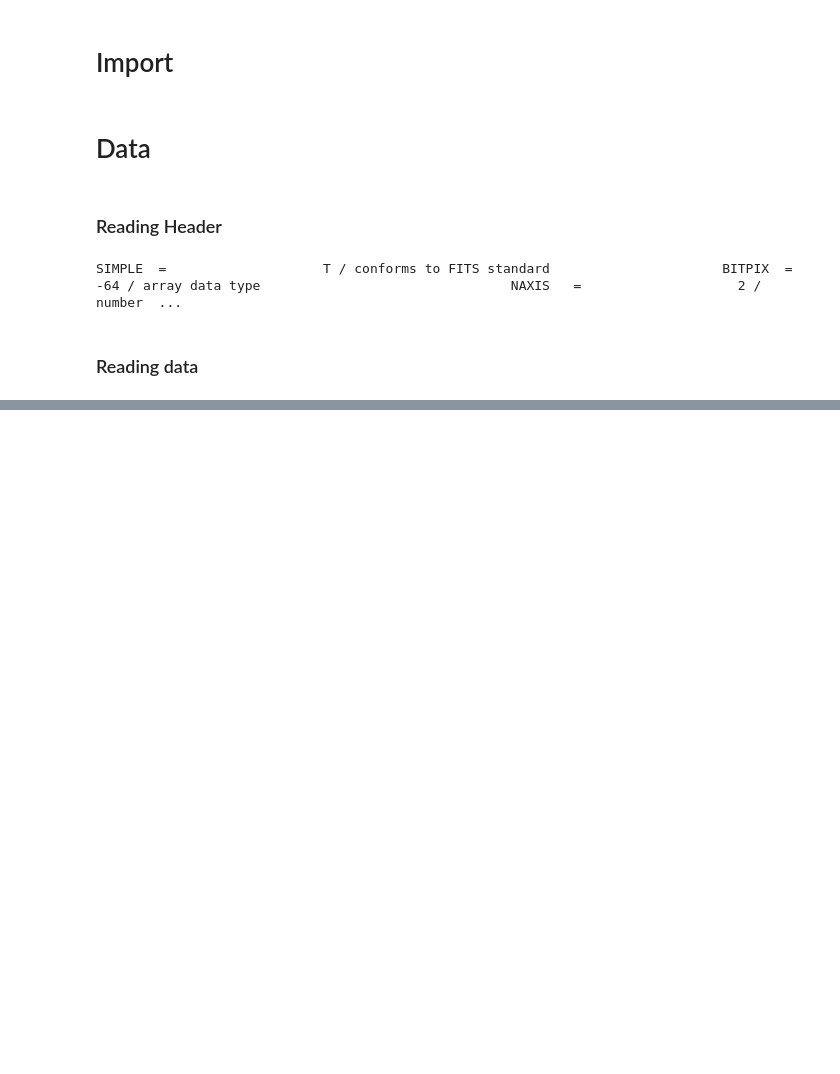
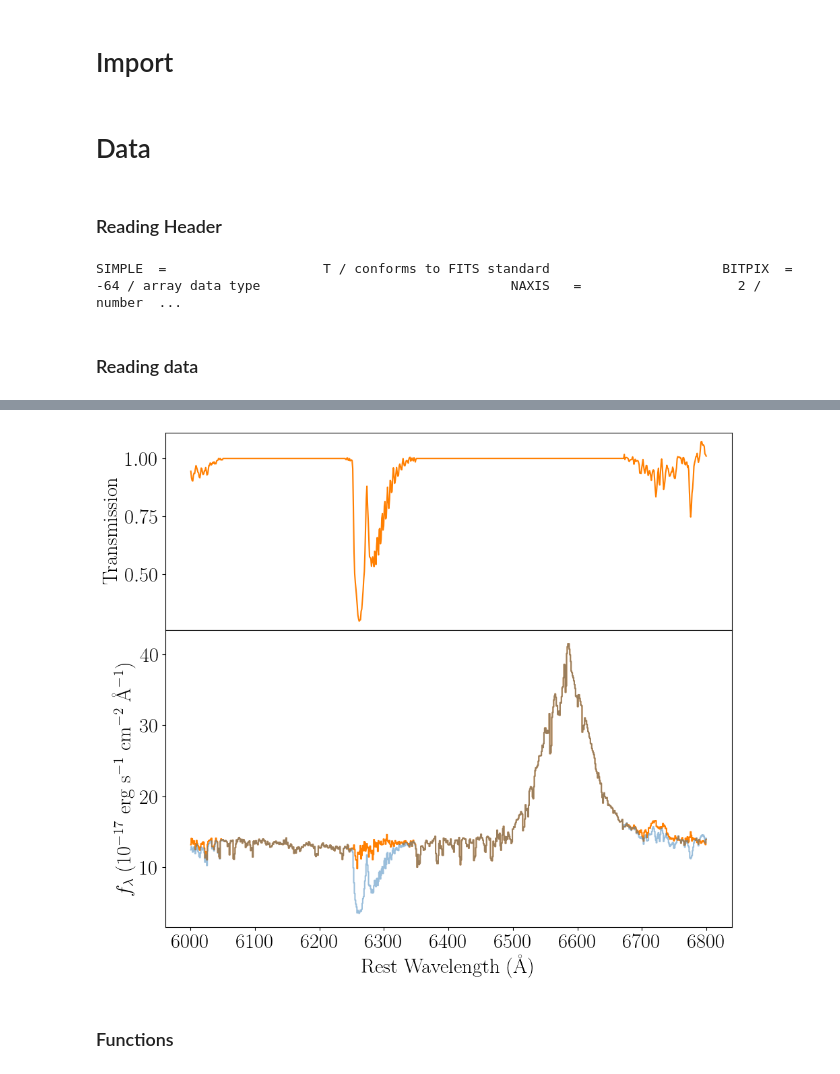
Before and after one commit to seratsaad/j0950, a Jupyter notebook: Halpha.ipynb, the cells around one changed output, grey strips where cells are left out. Drawn from its saved outputs; the diff is of its cells as text; code cells hidden in the pictures; blank space fills up the shorter version.

```diff
--- a/Halpha.ipynb
+++ b/Halpha.ipynb
@@ -111,0 +200,71 @@ plt.show()
+# %%
+source_wl=binned_wl_masked
+source_flux=binned_flux_masked
+source_err=binned_flux_err_masked
+# %%
+shift = 0
+scale = 1
+
+tmp = standard_flux
+
+standard_wl = standard_wl + shift
+tmp = (1 - (1 - tmp) ** scale)
+inf = np.where(np.isfinite(tmp) == False)[0]
+
+standard_flux[inf] = 1
+standard_flux = (1 - (1 - standard_flux) ** scale)
+
+mask1 = np.where((standard_wl > 6050) & (standard_wl < 6240))[0]
+mask2 = np.where((standard_wl > 6350) & (standard_wl < 6670))[0]
+
+standard_flux[mask1] = 1
+standard_flux[mask2] = 1
+
+bin_size = 1
+bins = np.arange(start=min(np.min(source_wl), np.min(standard_wl)), stop=max(np.max(source_wl), np.max(standard_wl)) + bin_size, step=bin_size)
+bin_centers = 0.5 * (bins[:-1] + bins[1:])
+wavelength = bin_centers
+
+indices1 = np.digitize(source_wl, bins) - 1
+indices2 = np.digitize(standard_wl, bins) - 1
+
+source_flux_binned = np.array([np.nanmean(source_flux[indices1 == i]) for i in range(len(bin_centers))])
+standard_flux_binned = np.array([np.nanmean(standard_flux[indices2 == i]) for i in range(len(bin_centers))])
+binned_err = np.array([np.nanmean(source_err[indices1 == i]) for i in range(len(bin_centers))])
+
+# Remove NaN values and corresponding wavelengths
+valid_indices = ~np.isnan(source_flux_binned) & ~np.isnan(standard_flux_binned)
+source_flux_binned = source_flux_binned[valid_indices]
+standard_flux_binned = standard_flux_binned[valid_indices]
+wavelength = wavelength[valid_indices]
+binned_err = binned_err[valid_indices]
+
+plt.rc('text', usetex=True)
+plt.rcParams.update({
+    'font.family': 'serif',
+    'font.size': 22
+})
+
+fig = plt.figure(figsize=(10, 8))
+gs = GridSpec(3, 1, height_ratios=[2, 3, 0], hspace=0)
+
+ax1 = fig.add_subplot(gs[0])
+ax2 = fig.add_subplot(gs[1])
+# Plotting on the first axis
+ax1.plot(wavelength, standard_flux_binned, color='#ff7f00')
+ax1.set_ylabel('Transmission')
+ax1.tick_params(labelbottom=False)
+
+# Plotting on the second axis
+ax2.plot(wavelength, source_flux_binned / standard_flux_binned, color='#ff7f00', label='Corrected Spectrum', drawstyle='steps-mid')
+ax2.plot(wavelength, source_flux_binned, color='#377eb8', label='Observed Spectrum', drawstyle='steps-mid', alpha=0.5)
+ax2.set_xlabel('Rest Wavelength (\AA)')
+ax2.set_ylabel("$f_{\lambda}$ (10$^{-17}$ erg s$^{-1}$ cm$^{-2}$ \AA$^{-1}$)")
+
+plt.tight_layout()
+#plt.savefig("paper_figures/spectrum_correction.pdf", format='pdf', bbox_inches='tight')
+plt.show()
+# %% [output]
+[figure, added]
+# %% [markdown]
+### Functions
```
Also changed, not shown: parts of 14 cells of this notebook, 46 other files.
